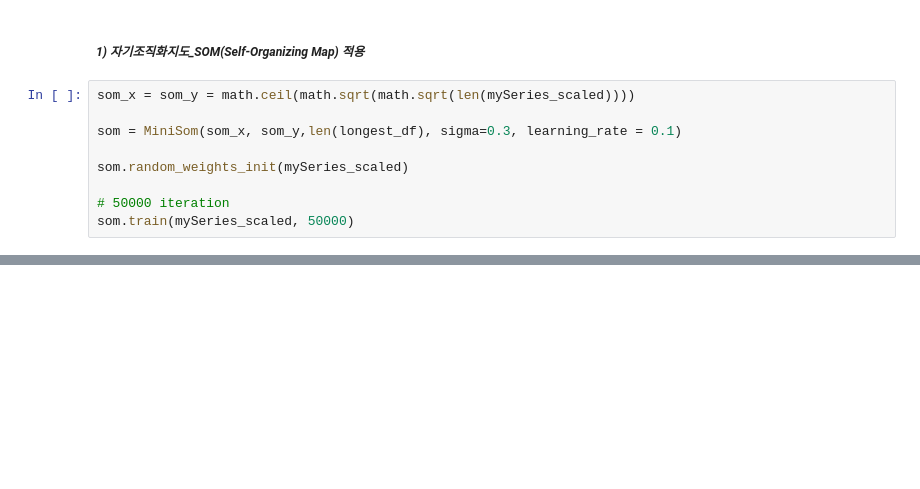
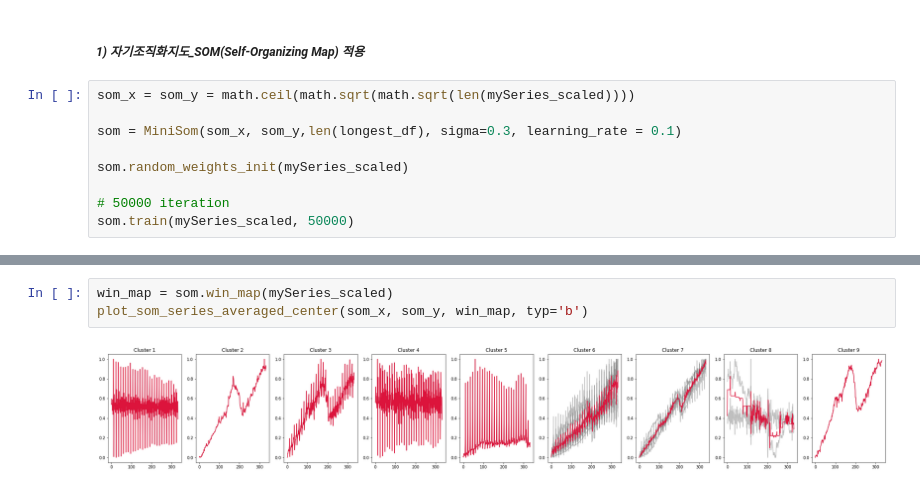
Before and after one commit to mwithgod3952/jh_Minor_Projects, a Jupyter notebook: Test_version_of_time_series_clustering_with_SOM_and_K_Means_clustering.ipynb, the cells around one changed output, grey strips where cells are left out. Saved outputs shown, nothing was run; the diff lists cells and outputs as text; blank space fills up the shorter version.

```diff
--- a/Test_version_of_time_series_clustering_with_SOM_and_K_Means_clustering.ipynb
+++ b/Test_version_of_time_series_clustering_with_SOM_and_K_Means_clustering.ipynb
@@ -210,0 +220,5 @@ plot_som_series_averaged_center(som_x, som_y, win_map)
+# %%
+win_map = som.win_map(mySeries_scaled)
+plot_som_series_averaged_center(som_x, som_y, win_map, typ='b')
+# %% [output]
+[figure, added]
```
Also changed, not shown: parts of 2 cells of this notebook.
